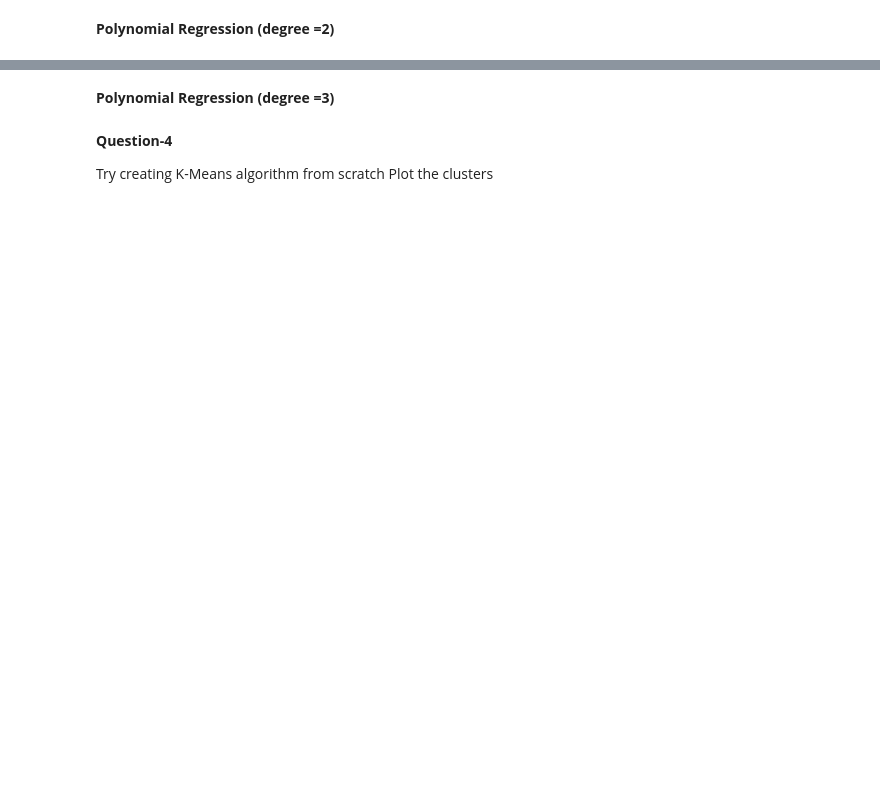
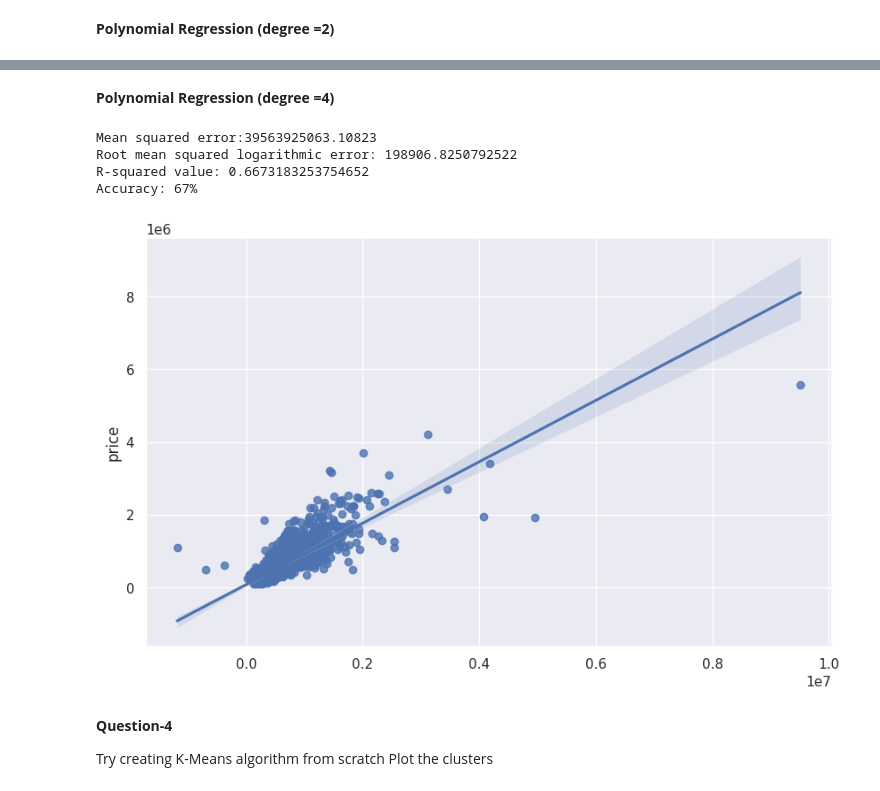
Before and after one commit to boorashiva12/AIML-Training-Shiva, a Jupyter notebook: Assignment_Day_2.ipynb, the cells around one changed output, grey strips where cells are left out. Cells and saved outputs as stored; diff of their text form; code cells hidden in the pictures; blank space fills up the shorter version.

```diff
--- a/Assignment_Day_2.ipynb
+++ b/Assignment_Day_2.ipynb
@@ -182,16 +289,24 @@ accuracy = QuadraticPolynomial.score(X_test4, y_test3)
 # %% [markdown]
-**Polynomial Regression (degree =3)**
+**Polynomial Regression (degree =4)**
 # %%
 from sklearn.preprocessing import PolynomialFeatures
 # Quadratic
-poly = PolynomialFeatures(degree=2)
+poly = PolynomialFeatures(degree=4)
 X_train4 = poly.fit_transform(X_train3)
 X_test4 = poly.fit_transform(X_test3)
-QuadraticPolynomial = LinearRegression2.fit(X_train4, y_train3)
+
+LinearReg2 = linear_model.LinearRegression()
+QuadraticPolynomial = LinearReg2.fit(X_train4, y_train3)
 predictions4 = QuadraticPolynomial.predict(X_test4)
 printStatistics(y_test3,predictions4)
 accuracy = QuadraticPolynomial.score(X_test4, y_test3)
-"Accuracy: {}%".format(int(round(accuracy * 100)))
+print("Accuracy: {}%".format(int(round(accuracy * 100))))
+# %% [output]
+Mean squared error:39563925063.10823
+Root mean squared logarithmic error: 198906.8250792522
+R-squared value: 0.6673183253754652
+Accuracy: 67%
+[figure, added]
 # %% [markdown]
 **Question-4**
 
```
Also changed, not shown: parts of 28 cells of this notebook.
